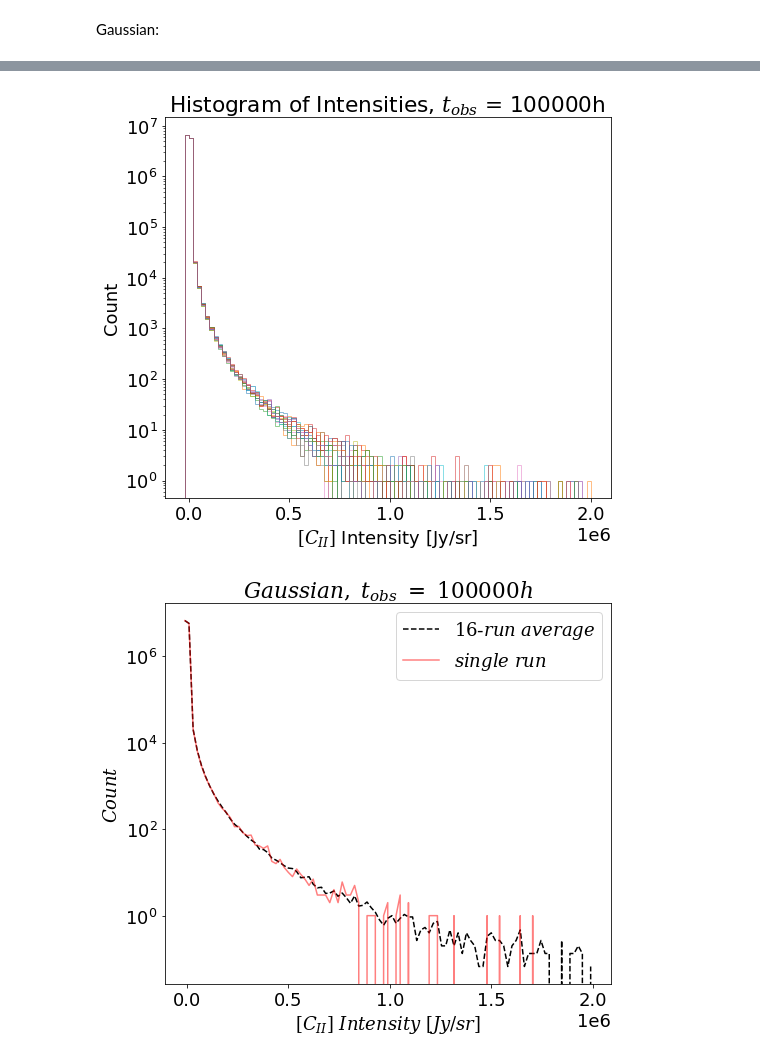
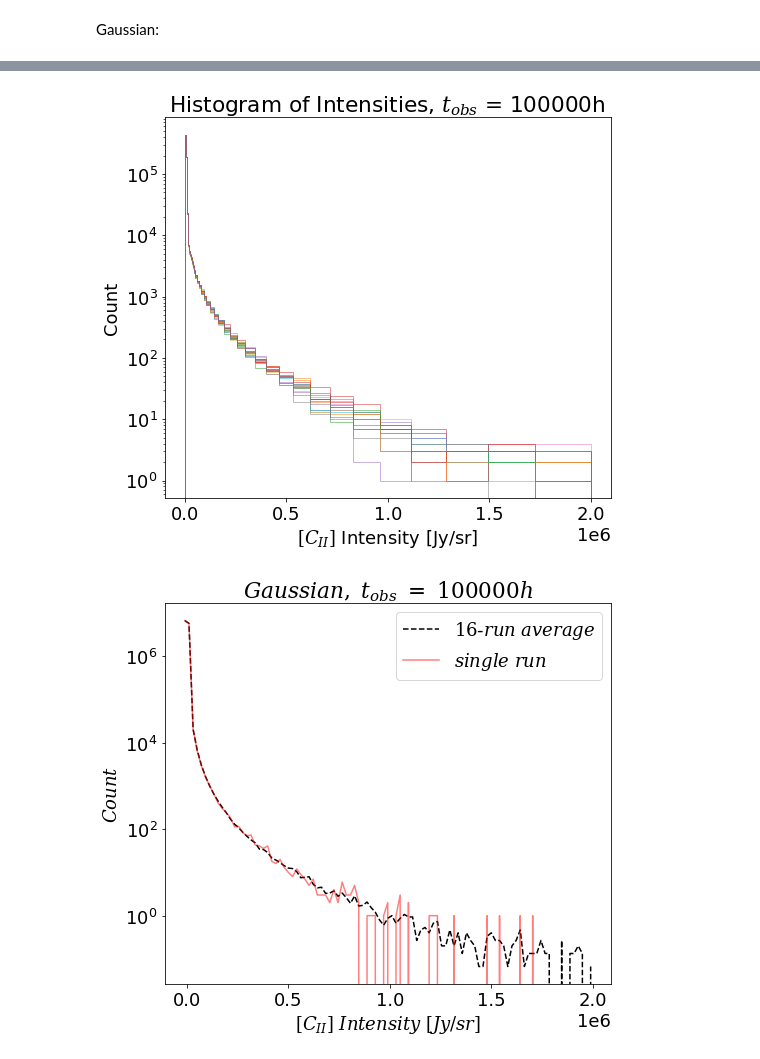
Before and after one commit to PatrickHorlaville/CITA_LIM, a Jupyter notebook: Nate_sims_avg.ipynb, the cells around one changed output, grey strips where cells are left out. Cells and saved outputs as stored; diff of their text form; code cells hidden in the pictures.

```diff
--- a/Nate_sims_avg.ipynb
+++ b/Nate_sims_avg.ipynb
@@ -120,7 +120,9 @@ for i in range(len(onlyfiles)):
 
     forecast = ngauss_lum[i].value + noise_map
 
-    n_ng[i], _, _ = plt.hist(forecast.flatten(), bins = np.linspace(-20000, 2000000, 100), alpha = 0.5, histtype = 'step')
+    n_ng[i], bins, _ = plt.hist(forecast.flatten(), bins = np.logspace(0, np.log10(2000000), 100), alpha = 0.5, histtype = 'step')
+
+    center = (bins[:-1] + bins[1:]) / 2
 
     plt.xlabel(r'$[C_{II}]$ Intensity [Jy/sr]')
     plt.ylabel('Count')
@@ -183,19 +197,19 @@ n_g = [0 for i in range(len(onlyfiles_g))]
 # %%
 for i in range(len(onlyfiles_g)):
 
     np.random.seed(i)
     noise_map = np.random.normal(0, noise_sigma.to(u.Jy/u.sr, equivalencies=u.brightness_temperature(m_cii.nuObs)).value, map_shape)
 
     forecast_g = gauss_lum[i].value + noise_map
 
-    n_g[i], _, _ = plt.hist(forecast_g.flatten(), bins = np.linspace(-20000, 2000000, 100), alpha = 0.5, histtype = 'step')
+    n_g[i], _, _ = plt.hist(forecast_g.flatten(), bins = np.logspace(0, np.log10(2000000), 100), alpha = 0.5, histtype = 'step')
 
     plt.xlabel(r'$[C_{II}]$ Intensity [Jy/sr]')
     plt.ylabel('Count')
     plt.yscale('log')
     plt.title(r'Histogram of Intensities, $t_{obs}$ = 100000h')
 # %% [output]
-[figure, old version]
+[figure, new version]
 # %%
 avg_gauss = np.nanmean(n_g, axis = 0)
 # %%
```
Also changed, not shown: parts of 8 cells of this notebook, 18 other files.
